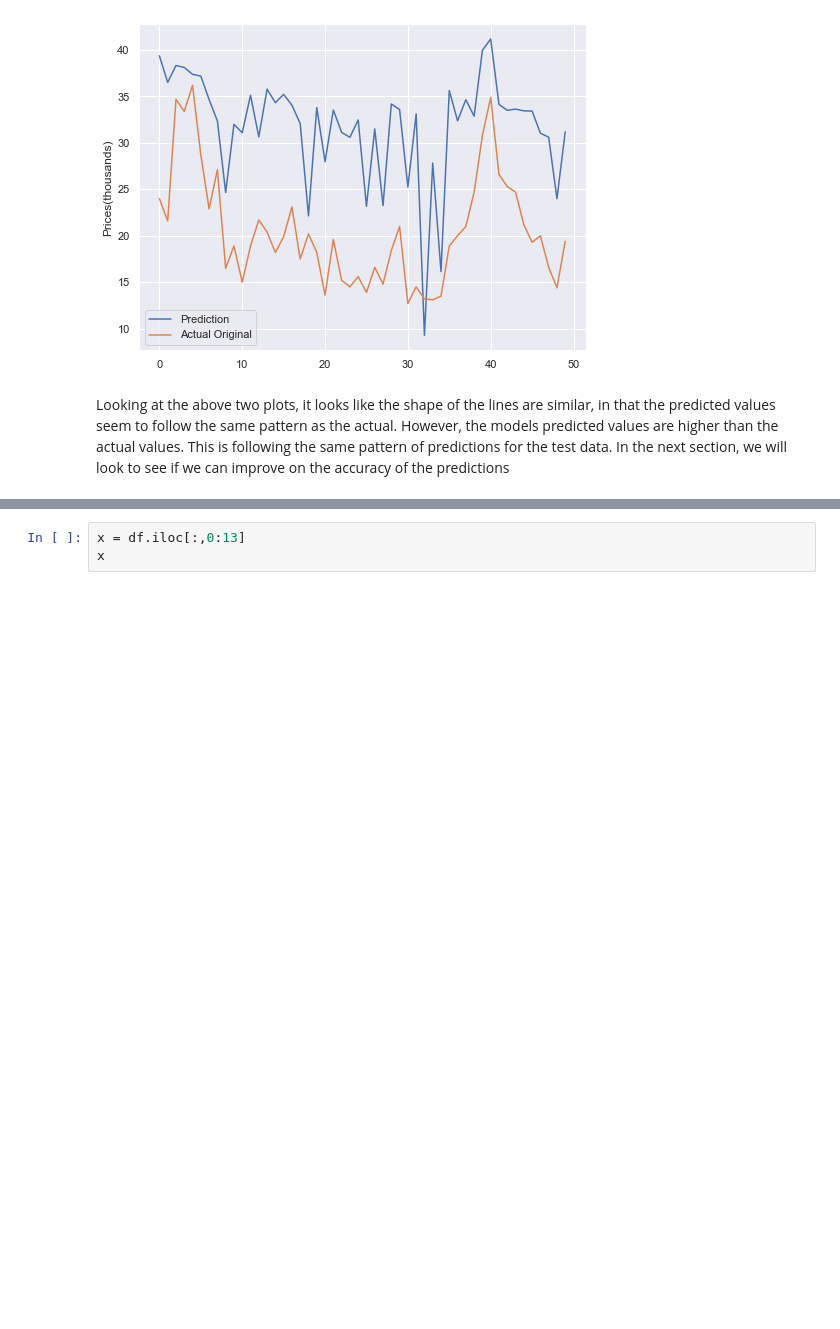
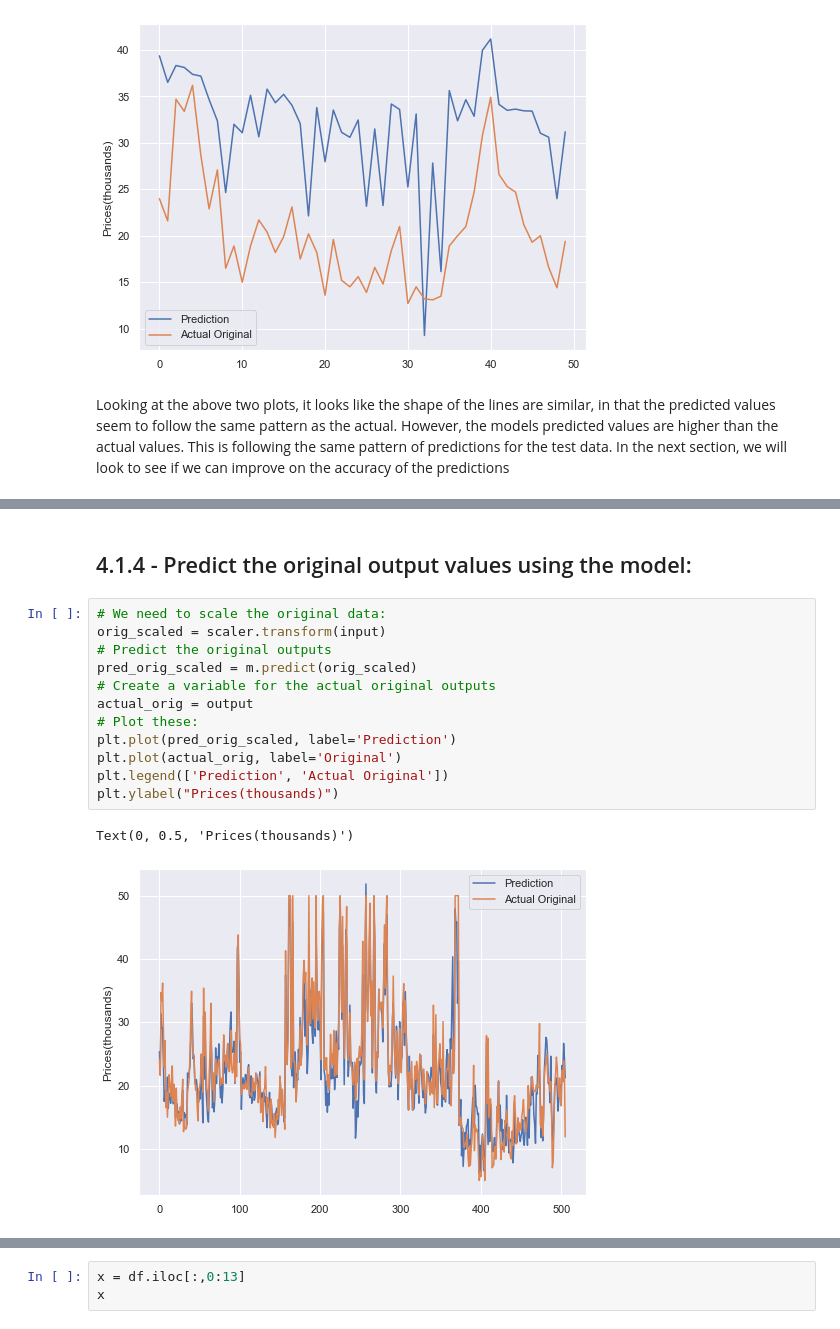
Before and after one commit to davidobrien1/MLSProject, a Jupyter notebook: mlsproject.ipynb, the cells around one changed output, grey strips where cells are left out. Drawn from its saved outputs; the diff is of its cells as text; blank space fills up the shorter version.

```diff
--- a/mlsproject.ipynb
+++ b/mlsproject.ipynb
@@ -556,0 +671,17 @@ Looking at the above two plots, it looks like the shape of the lines are similar
+# %% [markdown]
+## 4.1.4 - Predict the original output values using the model:
+# %%
+# We need to scale the original data:
+orig_scaled = scaler.transform(input)
+# Predict the original outputs
+pred_orig_scaled = m.predict(orig_scaled)
+# Create a variable for the actual original outputs
+actual_orig = output
+# Plot these:
+plt.plot(pred_orig_scaled, label='Prediction')
+plt.plot(actual_orig, label='Original')
+plt.legend(['Prediction', 'Actual Original'])
+plt.ylabel("Prices(thousands)")
+# %% [output]
+Text(0, 0.5, 'Prices(thousands)')
+[figure, added]
```
Also changed, not shown: parts of 39 cells of this notebook.
